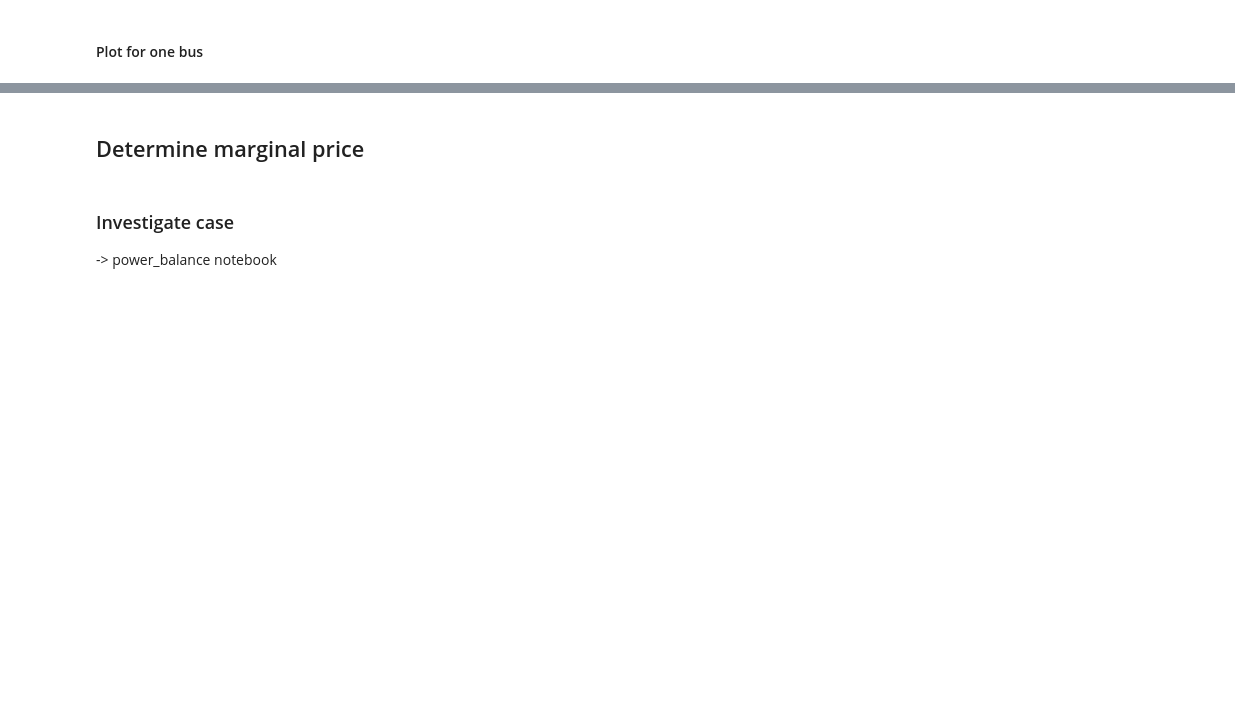
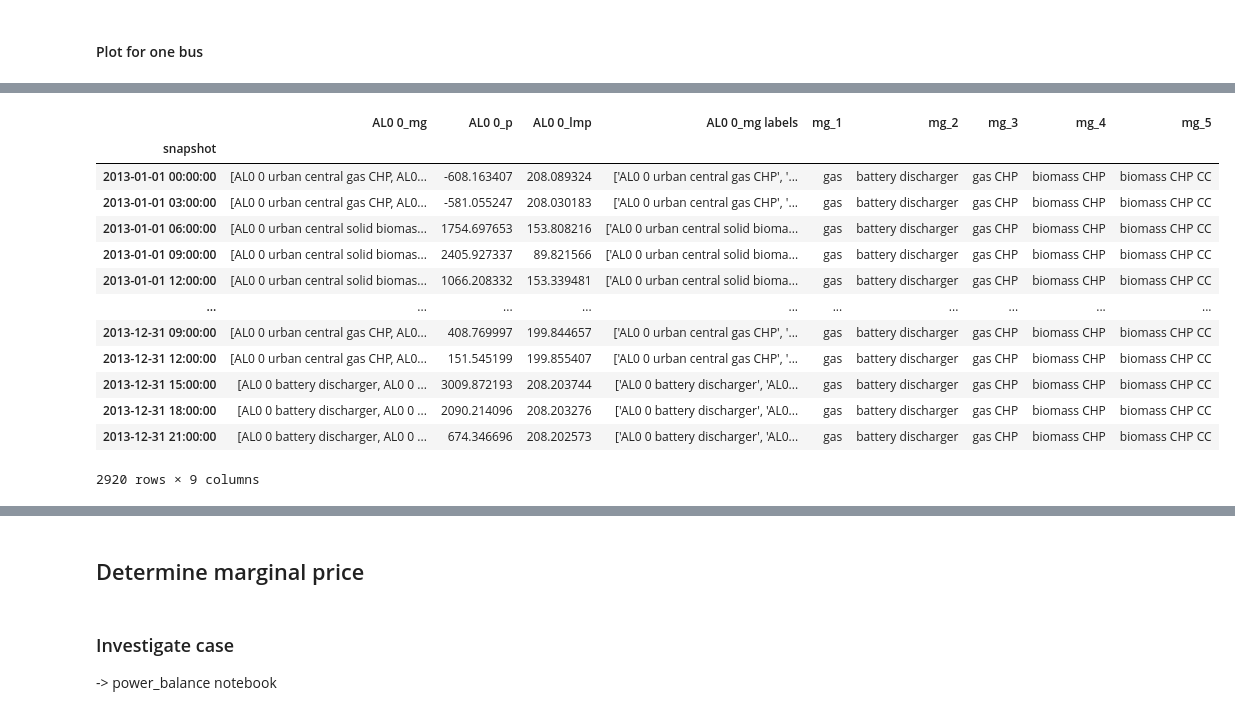
Before and after one commit to JulianGeis/master_thesis, a Jupyter notebook: notebooks/merit_order_analysis.ipynb, the cells around one changed output, grey strips where cells are left out. Drawn from its saved outputs; the diff is of its cells as text; code cells hidden in the pictures; blank space fills up the shorter version.

```diff
--- a/notebooks/merit_order_analysis.ipynb
+++ b/notebooks/merit_order_analysis.ipynb
@@ -351 +802,18 @@ mg.head()
+# %%
+df
+# %% [output]
+|  | AL0 0_mg | AL0 0_p | AL0 0_lmp | AL0 0_mg labels | mg_1 | mg_2 | mg_3 | mg_4 | mg_5 |
+| snapshot |  |  |  |  |  |  |  |  |  |
+| 2013-01-01 00:00:00 | [AL0 0 urban central gas CHP, AL0... | -608.163407 | 208.089324 | ['AL0 0 urban central gas CHP', '... | gas | battery discharger | gas CHP | biomass CHP | biomass CHP CC |
+| 2013-01-01 03:00:00 | [AL0 0 urban central gas CHP, AL0... | -581.055247 | 208.030183 | ['AL0 0 urban central gas CHP', '... | gas | battery discharger | gas CHP | biomass CHP | biomass CHP CC |
+| 2013-01-01 06:00:00 | [AL0 0 urban central solid biomas... | 1754.697653 | 153.808216 | ['AL0 0 urban central solid bioma... | gas | battery discharger | gas CHP | biomass CHP | biomass CHP CC |
+| 2013-01-01 09:00:00 | [AL0 0 urban central solid biomas... | 2405.927337 | 89.821566 | ['AL0 0 urban central solid bioma... | gas | battery discharger | gas CHP | biomass CHP | biomass CHP CC |
+| 2013-01-01 12:00:00 | [AL0 0 urban central solid biomas... | 1066.208332 | 153.339481 | ['AL0 0 urban central solid bioma... | gas | battery discharger | gas CHP | biomass CHP | biomass CHP CC |
+| ... | ... | ... | ... | ... | ... | ... | ... | ... | ... |
+| 2013-12-31 09:00:00 | [AL0 0 urban central gas CHP, AL0... | 408.769997 | 199.844657 | ['AL0 0 urban central gas CHP', '... | gas | battery discharger | gas CHP | biomass CHP | biomass CHP CC |
+| 2013-12-31 12:00:00 | [AL0 0 urban central gas CHP, AL0... | 151.545199 | 199.855407 | ['AL0 0 urban central gas CHP', '... | gas | battery discharger | gas CHP | biomass CHP | biomass CHP CC |
+| 2013-12-31 15:00:00 | [AL0 0 battery discharger, AL0 0 ... | 3009.872193 | 208.203744 | ['AL0 0 battery discharger', 'AL0... | gas | battery discharger | gas CHP | biomass CHP | biomass CHP CC |
+| 2013-12-31 18:00:00 | [AL0 0 battery discharger, AL0 0 ... | 2090.214096 | 208.203276 | ['AL0 0 battery discharger', 'AL0... | gas | battery discharger | gas CHP | biomass CHP | biomass CHP CC |
+| 2013-12-31 21:00:00 | [AL0 0 battery discharger, AL0 0 ... | 674.346696 | 208.202573 | ['AL0 0 battery discharger', 'AL0... | gas | battery discharger | gas CHP | biomass CHP | biomass CHP CC |
+2920 rows × 9 columns
 # %%
```
Also changed, not shown: parts of 55 cells of this notebook, 11 other files.
